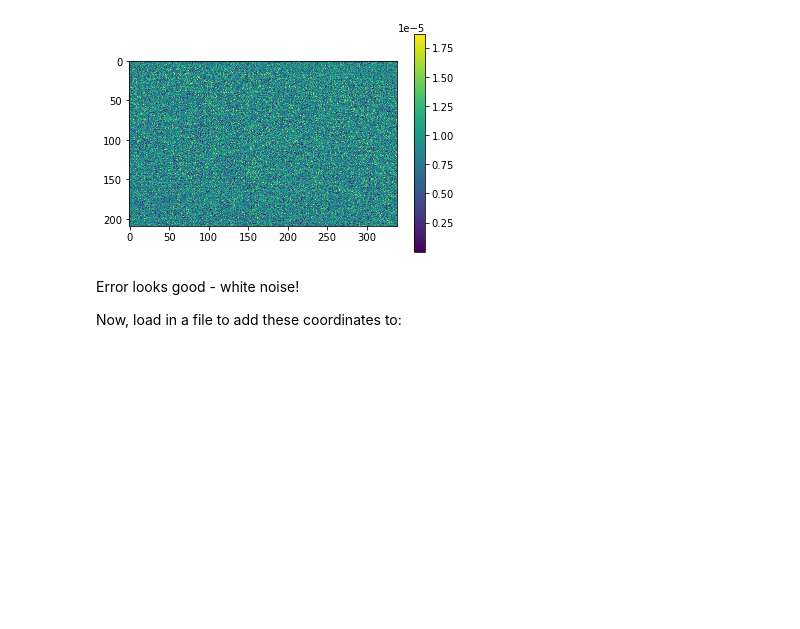
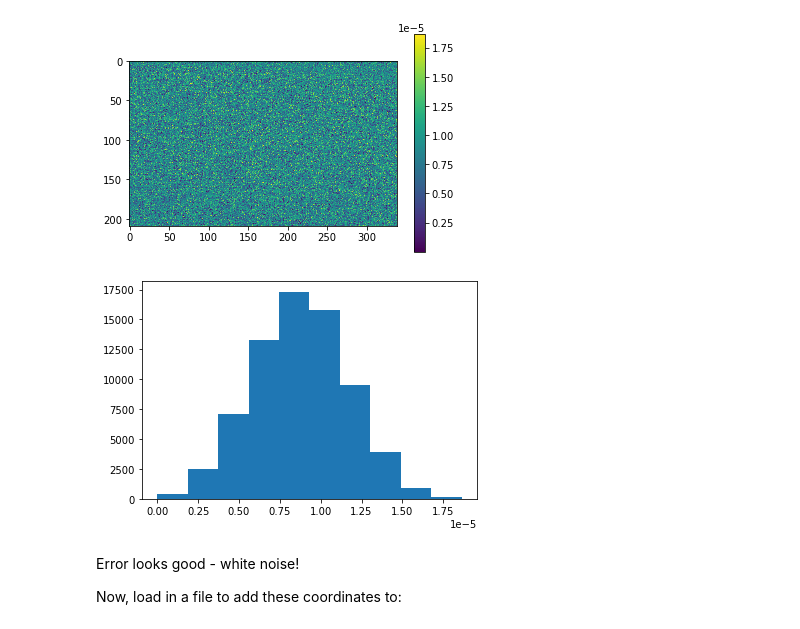
Before and after one commit to ua-snap/snap-geo, a Jupyter notebook: project_wrf.ipynb, the cells around one changed output. Drawn from its saved outputs; the diff is of its cells as text; code cells hidden in the pictures; blank space fills up the shorter version.

Commit message:
typo fix and add latlon error histogram

```diff
--- a/project_wrf.ipynb
+++ b/project_wrf.ipynb
@@ -101,6 +101,11 @@ plt.colorbar()
 # %% [output]
 <matplotlib.colorbar.Colorbar at 0x...>
 [figure]
+# %%
+plt.hist(arr.values[0].flatten())
+plt.show()
+# %% [output]
+[figure, added]
 # %% [markdown]
 Error looks good - white noise!
 
```
Also changed, not shown: parts of 1 cell of this notebook.
